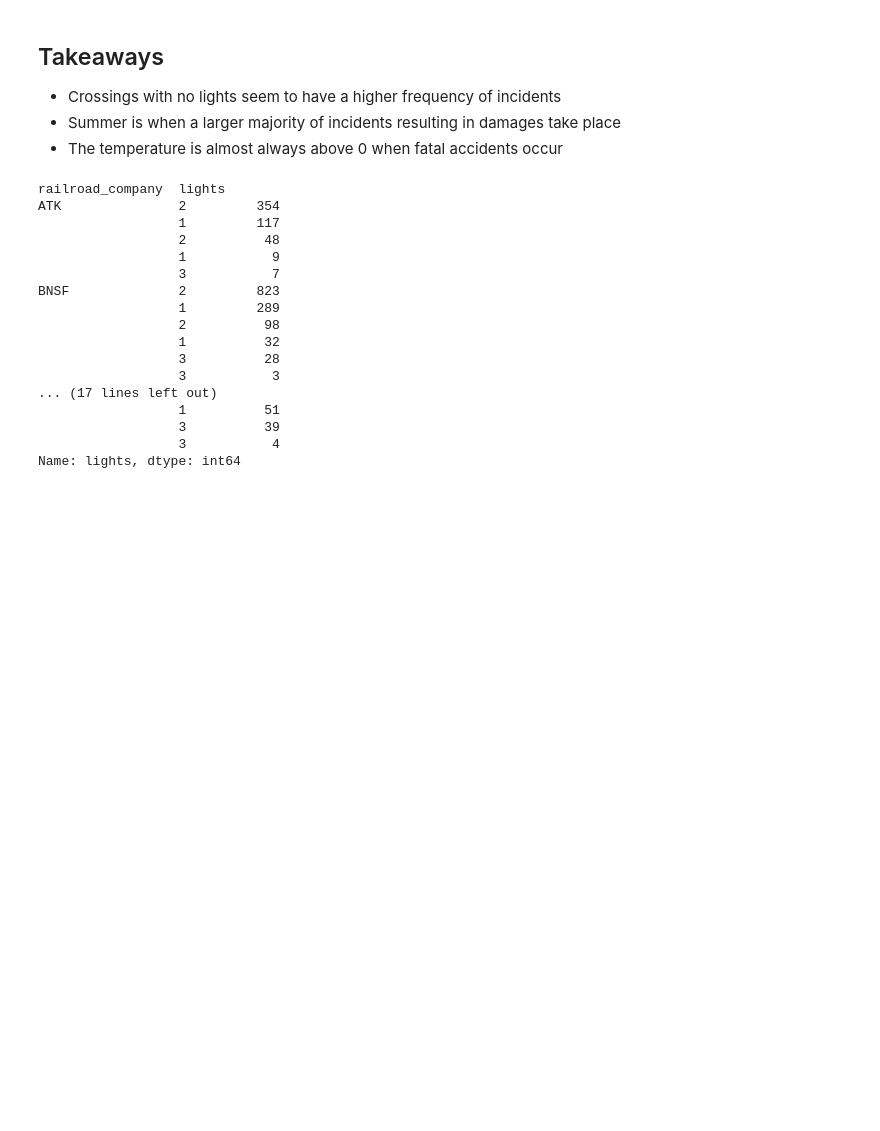
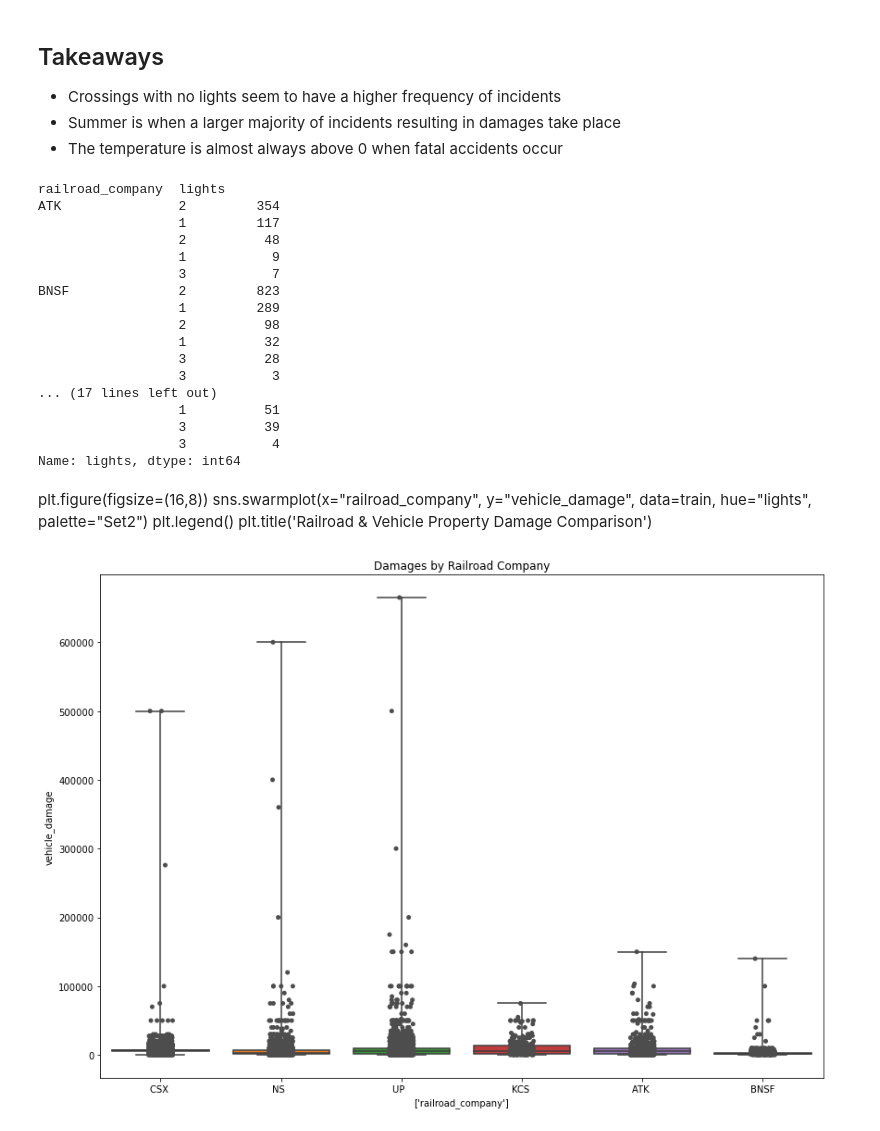
Before and after one commit to OTR-Capstone/Off_The_Rails, a Jupyter notebook: david_folder/explore_hwy_sandbox.ipynb, the cells around one changed output. Saved outputs shown, nothing was run; the diff lists cells and outputs as text; code cells hidden in the pictures; blank space fills up the shorter version.

```diff
--- a/david_folder/explore_hwy_sandbox.ipynb
+++ b/david_folder/explore_hwy_sandbox.ipynb
@@ -56,3 +46,5 @@ df.head()
+# %%
+df['year'] = df['date'].dt.year
 # %%
 df.state.value_counts()
 # %% [output]
@@ -467,3 +439,23 @@ BNSF              2         823
                   3          39
                   3           4
 Name: lights, dtype: int64
+# %% [markdown]
+plt.figure(figsize=(16,8))
+sns.swarmplot(x="railroad_company", y="vehicle_damage", data=train, hue="lights", palette="Set2")
+plt.legend()
+plt.title('Railroad & Vehicle Property Damage Comparison')
+# %%
+
+plt.figure(figsize=(14,10))
+
+
+
+ax = sns.boxplot(x="railroad_company", y="vehicle_damage", data=train,whis=np.inf )
+ax = sns.stripplot(x="railroad_company", y="vehicle_damage", data=train, color=".3")
+ax.set_xlabel(['railroad_company'])
+plt.title('Damages by Railroad Company')
+
+
+plt.show()
+# %% [output]
+[figure, added]
```
Also changed, not shown: parts of 8 cells of this notebook.
